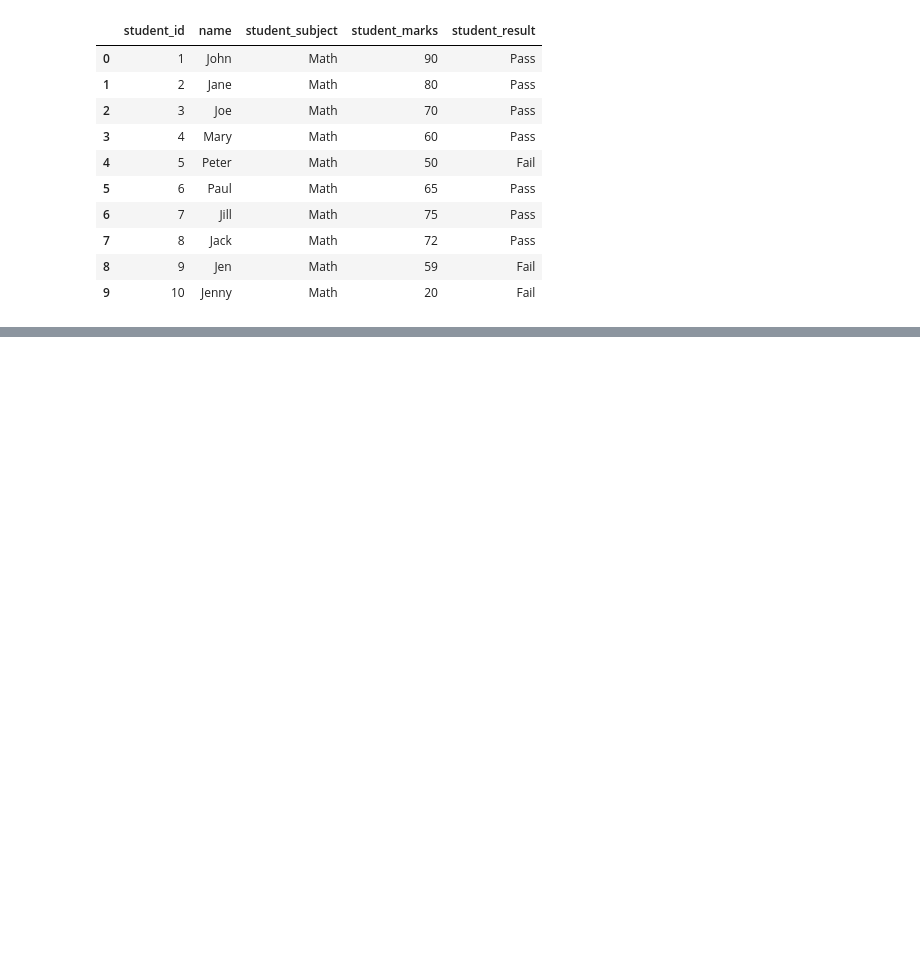
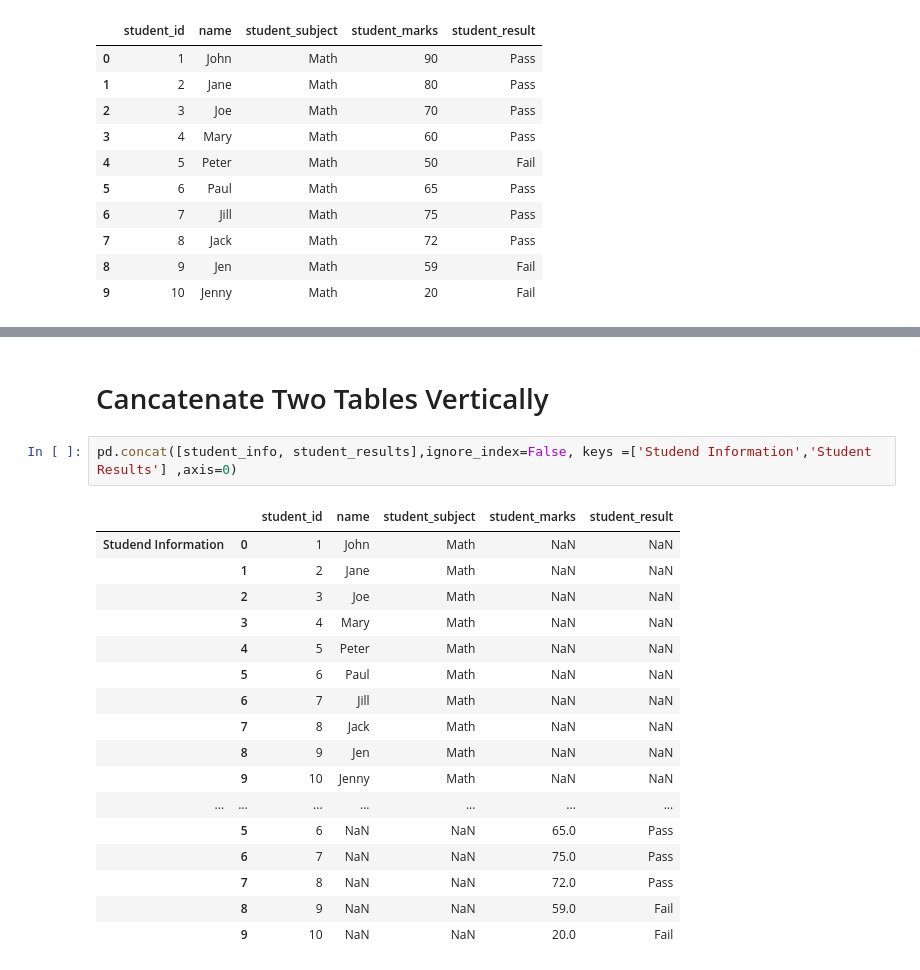
Before and after one commit to sardarahmed/2.Joining-Data-with-Pandas, a Jupyter notebook: datajoining.ipynb, the cells around one changed output, grey strips where cells are left out. Drawn from its saved outputs; the diff is of its cells as text; blank space fills up the shorter version.

```diff
--- a/datajoining.ipynb
+++ b/datajoining.ipynb
@@ -165,0 +201,22 @@ data1.merge(student_results, on='student_id', how='inner')
+# %% [markdown]
+# Cancatenate Two Tables Vertically
+# %%
+pd.concat([student_info, student_results],ignore_index=False, keys =['Studend Information','Student Results'] ,axis=0)
+# %% [output]
+|  |  | student_id | name | student_subject | student_marks | student_result |
+| Studend Information | 0 | 1 | John | Math | NaN | NaN |
+|  | 1 | 2 | Jane | Math | NaN | NaN |
+|  | 2 | 3 | Joe | Math | NaN | NaN |
+|  | 3 | 4 | Mary | Math | NaN | NaN |
+|  | 4 | 5 | Peter | Math | NaN | NaN |
+|  | 5 | 6 | Paul | Math | NaN | NaN |
+|  | 6 | 7 | Jill | Math | NaN | NaN |
+|  | 7 | 8 | Jack | Math | NaN | NaN |
+|  | 8 | 9 | Jen | Math | NaN | NaN |
+|  | 9 | 10 | Jenny | Math | NaN | NaN |
+| ... | ... | ... | ... | ... | ... | ... |
+|  | 5 | 6 | NaN | NaN | 65.0 | Pass |
+|  | 6 | 7 | NaN | NaN | 75.0 | Pass |
+|  | 7 | 8 | NaN | NaN | 72.0 | Pass |
+|  | 8 | 9 | NaN | NaN | 59.0 | Fail |
+|  | 9 | 10 | NaN | NaN | 20.0 | Fail |
```
Also changed, not shown: parts of 12 cells of this notebook.
